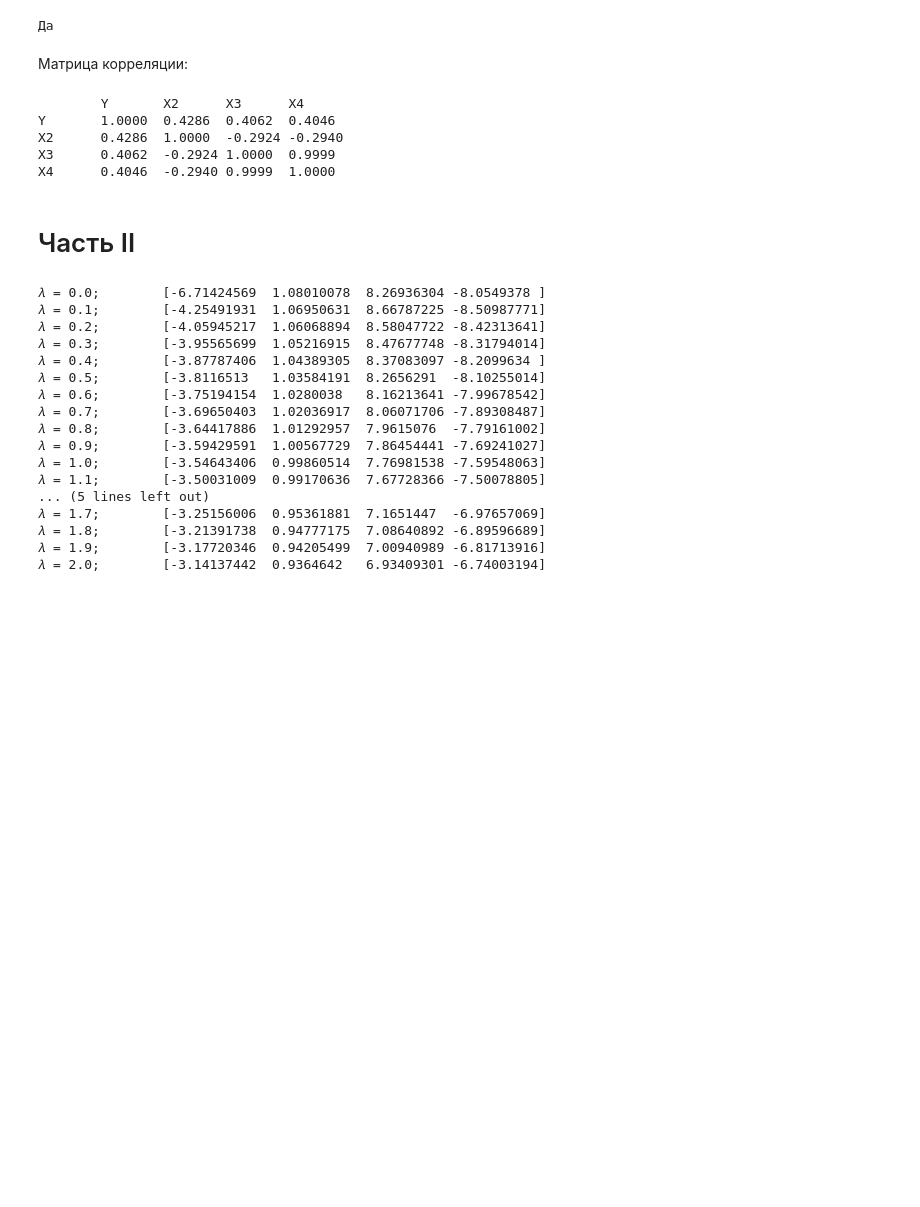
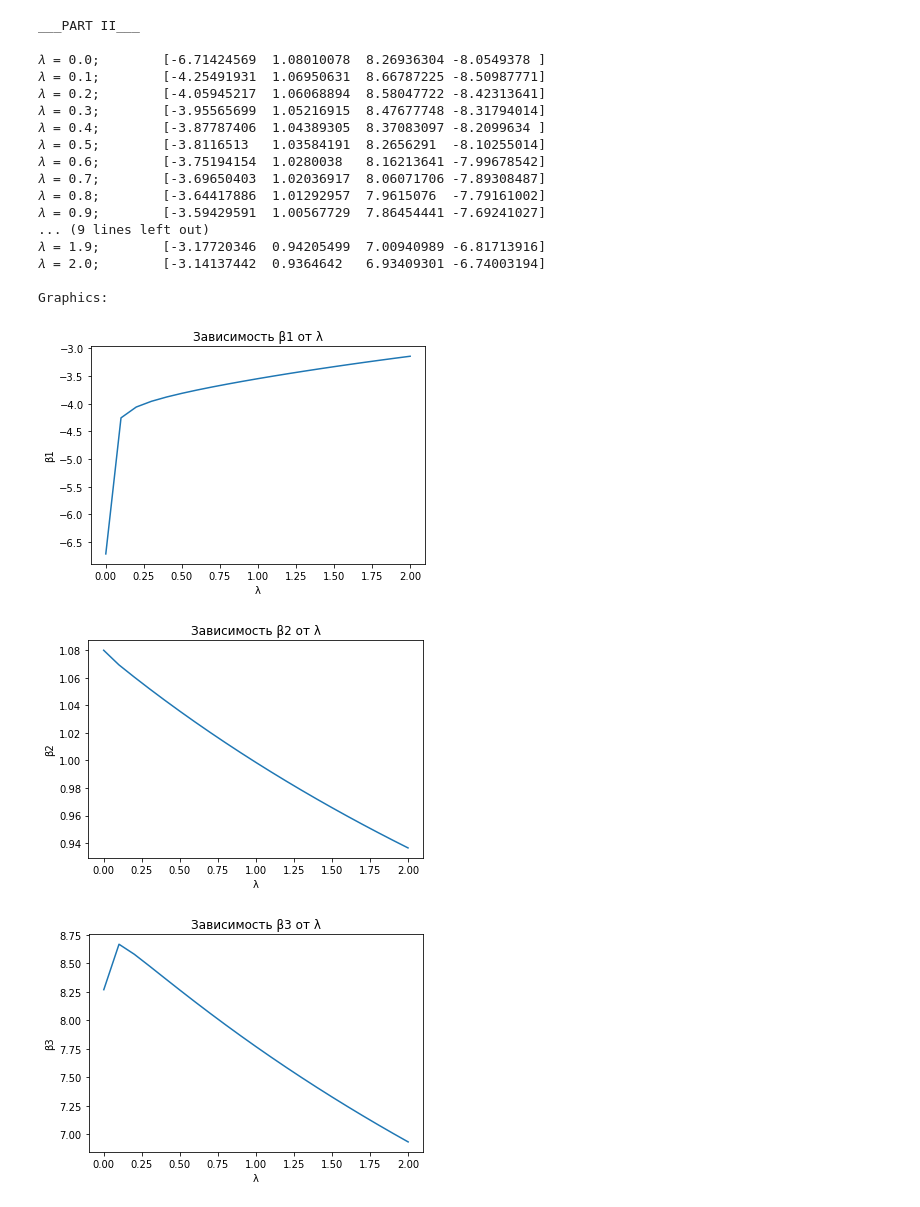
Before and after one commit to Zakhse/mathstat_hse, a Jupyter notebook: Matstat_HW4/Matstat_HW4.ipynb, the cells around one changed output. Cells and saved outputs as stored; diff of their text form; code cells hidden in the pictures; blank space fills up the shorter version.

```diff
--- a/Matstat_HW4/Matstat_HW4.ipynb
+++ b/Matstat_HW4/Matstat_HW4.ipynb
@@ -8,13 +4,8 @@ import numpy as np
 import scipy as st
 import statsmodels.api as sm
 import statsmodels.formula.api as smf
+import matplotlib.pyplot as plt
 from statistics import mean
-
-from plotly.offline import download_plotlyjs, init_notebook_mode, plot, iplot
-import plotly.plotly as py
-import plotly.graph_objs as go
-
-init_notebook_mode(connected=True)
 
 
 def B_ridge(y_sample, x_sample, l):
@@ -23,10 +14,12 @@ def B_ridge(y_sample, x_sample, l):
     diag = np.identity(len(mul)) * l
     return np.matmul(np.matmul(np.linalg.inv(mul + diag), x_transposed), y_sample)
 
+
 def draw_plot(title, sample_1, title_1, sample_2, title_2):
-    trace = go.Scatter(x=sample_1, y=sample_2, mode='lines')
-    data = [trace]
-    layout = dict(title=title, xaxis=dict(title=title_1), yaxis=dict(title=title_2))
-    fig = dict(data=data, layout=layout)
-    iplot(fig)
+    plt.title(title)
+    plt.xlabel(title_1)
+    plt.ylabel(title_2)
+
+    plt.plot(sample_1,sample_2)
+    plt.show()
 # %%
@@ -44,8 +107,0 @@ n = len(Y_sample)
-# %%
-X_sample = []
-for i in range(len(X2_sample)):
-    X_sample.append([X2_sample[i], X3_sample[i], X4_sample[i]])
-X_sample = sm.add_constant(X_sample)
-
-model = sm.OLS(Y_sample, X_sample)
-res = model.fit()
@@ -110,6 +107,0 @@ print("Да" if F > F_crit else "Нет")
-# %%
-t_test = res.tvalues
-t_test_crit = st.stats.t.ppf(0.95, n - k)
-for i in range(len(coefs)):
-    print("β" + str(i+1), " незначим: ",
-          "Да" if abs(t_test[i]) < t_test_crit else "Нет")
@@ -134,58 +108,42 @@ RSS с уловием совместной незначимости β3 и β4 =
-# %%
-F_restricted = ((RSS_restricted - RSS) / q) / (RSS / (n - k))
-F_restricted_crit = st.stats.f.ppf(0.95, q, n - k)
-print("Да" if F_restricted > F_restricted_crit else "Нет")
-# %% [output]
-Да
-# %% [markdown]
-Матрица корреляции:
-# %%
-corr_matrix = np.corrcoef([Y_sample, X2_sample, X3_sample, X4_sample])
-names = ["Y", "X2", "X3", "X4"]
-tab = "\t"
-print(tab + names[0] + tab + names[1] + tab + names[2] + tab + names[3])
-for i in range(4):
-    print(names[i],end=tab)
-    for j in range(4):
-        print("%.4f" % corr_matrix[i][j],end=tab)
-    print()
-# %% [output]
-        Y       X2      X3      X4
-Y       1.0000  0.4286  0.4062  0.4046
-X2      0.4286  1.0000  -0.2924 -0.2940
-X3      0.4062  -0.2924 1.0000  0.9999
-X4      0.4046  -0.2940 0.9999  1.0000
-# %% [markdown]
-# Часть II
 # %%
+print("___PART II___\n")
 lmd = []
 b1 = []
 b2 = []
 b3 = []
 b4 = []
 for i in range(21):
     res = B_ridge(Y_sample, X_sample, i / 10)
     lmd.append(i/10)
     b1.append(res[0])
     b2.append(res[1])
     b3.append(res[2])
     b4.append(res[3])
     print("𝜆 = " + str(i / 10) + ";\t" + str(res))
+
+print("\nGraphics:")
+draw_plot("Зависимость β1 от λ",lmd,"λ",b1,"β1")
+draw_plot("Зависимость β2 от λ",lmd,"λ",b2,"β2")
+draw_plot("Зависимость β3 от λ",lmd,"λ",b3,"β3")
+draw_plot("Зависимость β4 от λ",lmd,"λ",b4,"β4")
 # %% [output]
+___PART II___
+
 𝜆 = 0.0;        [-6.71424569  1.08010078  8.26936304 -8.0549378 ]
 𝜆 = 0.1;        [-4.25491931  1.06950631  8.66787225 -8.50987771]
 𝜆 = 0.2;        [-4.05945217  1.06068894  8.58047722 -8.42313641]
 𝜆 = 0.3;        [-3.95565699  1.05216915  8.47677748 -8.31794014]
 𝜆 = 0.4;        [-3.87787406  1.04389305  8.37083097 -8.2099634 ]
 𝜆 = 0.5;        [-3.8116513   1.03584191  8.2656291  -8.10255014]
 𝜆 = 0.6;        [-3.75194154  1.0280038   8.16213641 -7.99678542]
 𝜆 = 0.7;        [-3.69650403  1.02036917  8.06071706 -7.89308487]
 𝜆 = 0.8;        [-3.64417886  1.01292957  7.9615076  -7.79161002]
 𝜆 = 0.9;        [-3.59429591  1.00567729  7.86454441 -7.69241027]
-𝜆 = 1.0;        [-3.54643406  0.99860514  7.76981538 -7.59548063]
-𝜆 = 1.1;        [-3.50031009  0.99170636  7.67728366 -7.50078805]
-... (5 lines left out)
-𝜆 = 1.7;        [-3.25156006  0.95361881  7.1651447  -6.97657069]
-𝜆 = 1.8;        [-3.21391738  0.94777175  7.08640892 -6.89596689]
+... (9 lines left out)
 𝜆 = 1.9;        [-3.17720346  0.94205499  7.00940989 -6.81713916]
 𝜆 = 2.0;        [-3.14137442  0.9364642   6.93409301 -6.74003194]
+
+Graphics:
+[figure, added]
+[figure, added]
+[figure, added]
```
Also changed, not shown: parts of 27 cells of this notebook, 8 other files.
